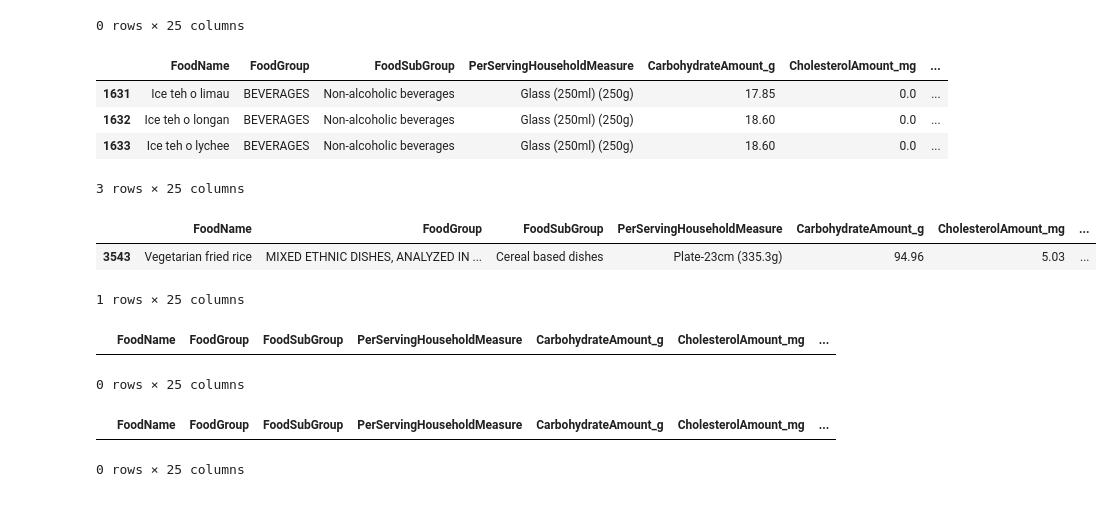
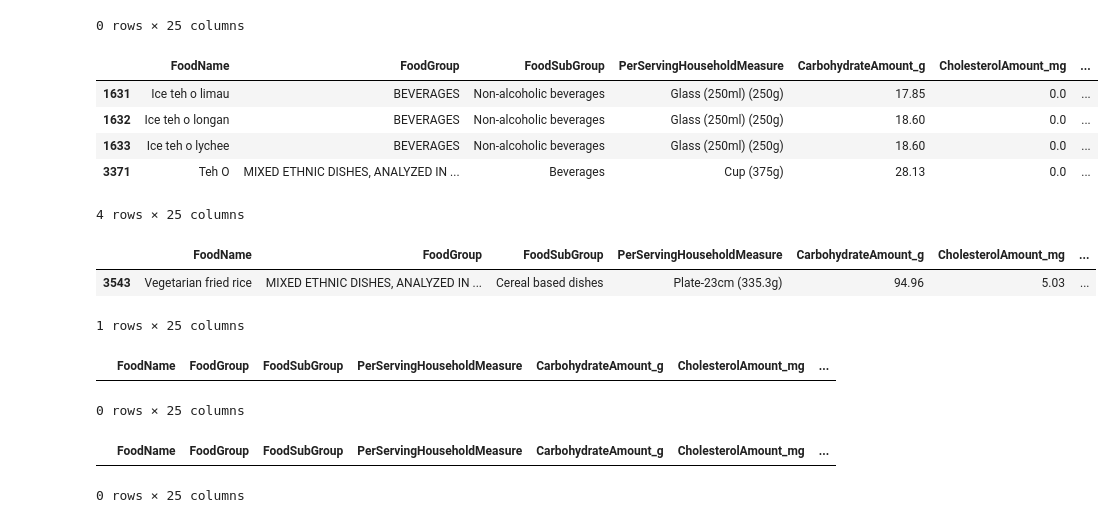
Before and after one commit to ISS-IS02PT/IRS-PM-ISY5001-2020-01-18-GROUP5-A.I.-Food-Recommender, a Jupyter notebook: SystemCode/Integrations/foodrec_proj/foodrec/Dataset/Food_Data_EDA.ipynb, the cells around one changed output. Drawn from its saved outputs; the diff is of its cells as text; code cells hidden in the pictures.

Commit message:
Update EDA
Update for pork in halal labels and ox in beef, vegan and vegetarian labels.

```diff
--- a/SystemCode/Integrations/foodrec_proj/foodrec/Dataset/Food_Data_EDA.ipynb
+++ b/SystemCode/Integrations/foodrec_proj/foodrec/Dataset/Food_Data_EDA.ipynb
@@ -1280,10 +1280,10 @@ display(data.select_dtypes(include='bool').apply(pd.value_counts))
 
 # label from Food Names
 criteria = ~data['FoodGroup'].isin(['BEVERAGES']) &\
-            (sum([data['FoodName'].str.contains(word, case=False) for word in FoodKeywords_False]) > 0)
+            (sum([data['FoodName'].str.contains(word, case=False, regex=True) for word in FoodKeywords_False]) > 0)
 data.loc[criteria, labelName] = False
 criteria = ~data['FoodGroup'].isin(['BEVERAGES']) &\
-            (sum([data['FoodName'].str.contains(word, case=False) for word in FoodKeywords_True]) > 0)
+            (sum([data['FoodName'].str.contains(word, case=False, regex=True) for word in FoodKeywords_True]) > 0)
 data.loc[criteria, labelName] = True
 
 display(data.select_dtypes(include='bool').apply(pd.value_counts))
@@ -1331,10 +1331,10 @@ display(data.select_dtypes(include='bool').apply(pd.value_counts))
 
 # label from Food Names
 criteria = ~data['FoodGroup'].isin(['BEVERAGES']) &\
-            (sum([data['FoodName'].str.contains(word, case=False) for word in FoodKeywords_False]) > 0)
+            (sum([data['FoodName'].str.contains(word, case=False, regex=True) for word in FoodKeywords_False]) > 0)
 data.loc[criteria, labelName] = False
 criteria = ~data['FoodGroup'].isin(['BEVERAGES']) &\
-            (sum([data['FoodName'].str.contains(word, case=False) for word in FoodKeywords_True]) > 0)
+            (sum([data['FoodName'].str.contains(word, case=False, regex=True) for word in FoodKeywords_True]) > 0)
 data.loc[criteria, labelName] = True
 display(data.select_dtypes(include='bool').apply(pd.value_counts))
 # %% [output]
@@ -1381,11 +1381,12 @@ display(data.select_dtypes(include='bool').apply(pd.value_counts))
 
 # label from Food Names
 criteria = ~data['FoodGroup'].isin(['BEVERAGES']) &\
-            (sum([data['FoodName'].str.contains(word, case=False) for word in FoodKeywords_False]) > 0)
+            (sum([data['FoodName'].str.contains(word, case=False, regex=True) for word in FoodKeywords_False]) > 0)
 data.loc[criteria, labelName] = False
 criteria = ~data['FoodGroup'].isin(['BEVERAGES']) &\
-            (sum([data['FoodName'].str.contains(word, case=False) for word in FoodKeywords_True]) > 0)
+            (sum([data['FoodName'].str.contains(word, case=False, regex=True) for word in FoodKeywords_True]) > 0)
 data.loc[criteria, labelName] = True
+data.loc[data['FoodName'].str.contains('pork', case=False), labelName] = False
 display(data.select_dtypes(include='bool').apply(pd.value_counts))
 # %% [output]
 |  | IsMainDish | IsFastFood | IsBreakfast | IsBeverages | IsOthers | Vegan | Vegetarian | Halal | ... |
@@ -1409,7 +1410,7 @@ FoodKeywords_True = FoodKeywords_Beef
 
 display(data.select_dtypes(include='bool').apply(pd.value_counts))
 criteria = ~data['FoodGroup'].isin(['BEVERAGES']) &\
-            (sum([data['FoodName'].str.contains(word, case=False) for word in FoodKeywords_True]) > 0)
+            (sum([data['FoodName'].str.contains(word, case=False, regex=True) for word in FoodKeywords_True]) > 0)
 data.loc[criteria, labelName] = True
 display(data.select_dtypes(include='bool').apply(pd.value_counts))
 # %% [output]
@@ -1567,11 +1576,12 @@ display (data[(data['Vegan'] == True) & data['FoodName'].str.contains('satay bee
 |  | FoodName | FoodGroup | FoodSubGroup | PerServingHouseholdMeasure | CarbohydrateAmount_g | CholesterolAmount_mg | ... |
 0 rows × 25 columns
 # %%
-display (data[(data['Vegan'] == True) & data['FoodName'].str.contains('teh', case=True)])
+display (data[(data['Vegan'] == True) & data['FoodName'].str.contains('teh', case=False)])
 # %% [output]
 |  | FoodName | FoodGroup | FoodSubGroup | PerServingHouseholdMeasure | CarbohydrateAmount_g | CholesterolAmount_mg | ... |
 | 1631 | Ice teh o limau | BEVERAGES | Non-alcoholic beverages | Glass (250ml) (250g) | 17.85 | 0.0 | ... |
 | 1632 | Ice teh o longan | BEVERAGES | Non-alcoholic beverages | Glass (250ml) (250g) | 18.60 | 0.0 | ... |
 | 1633 | Ice teh o lychee | BEVERAGES | Non-alcoholic beverages | Glass (250ml) (250g) | 18.60 | 0.0 | ... |
+| 3371 | Teh O | MIXED ETHNIC DISHES, ANALYZED IN ... | Beverages | Cup (375g) | 28.13 | 0.0 | ... |
-3 rows × 25 columns
+4 rows × 25 columns
 # %%
@@ -1580,11 +1590,13 @@ display (data[(data['Vegan'] == True) & data['FoodName'].str.contains('fried ric
 |  | FoodName | FoodGroup | FoodSubGroup | PerServingHouseholdMeasure | CarbohydrateAmount_g | CholesterolAmount_mg | ... |
 | 3543 | Vegetarian fried rice | MIXED ETHNIC DISHES, ANALYZED IN ... | Cereal based dishes | Plate-23cm (335.3g) | 94.96 | 5.03 | ... |
 1 rows × 25 columns
-# %%
-display(data[(~data['IsMainDish'] & ~data['IsBreakfast'] & ~data['IsOthers'])])
-display(data[(data['IsMainDish'] & data['IsBreakfast'] & data['IsOthers'])])
-# %% [output]
-|  | FoodName | FoodGroup | FoodSubGroup | PerServingHouseholdMeasure | CarbohydrateAmount_g | CholesterolAmount_mg | ... |
-0 rows × 25 columns
-|  | FoodName | FoodGroup | FoodSubGroup | PerServingHouseholdMeasure | CarbohydrateAmount_g | CholesterolAmount_mg | ... |
-0 rows × 25 columns
+# %%
+display (data[(data['Halal'] == True) & data['FoodName'].str.contains('pork', case=False, regex=True)])
+# %% [output]
+|  | FoodName | FoodGroup | FoodSubGroup | PerServingHouseholdMeasure | CarbohydrateAmount_g | CholesterolAmount_mg | ... |
+0 rows × 25 columns
+# %%
+display (data[(data['ContainsBeef'] == False) & data['FoodName'].str.contains('ox', case=False, regex=True)])
+# %% [output]
+|  | FoodName | FoodGroup | FoodSubGroup | PerServingHouseholdMeasure | CarbohydrateAmount_g | CholesterolAmount_mg | ... |
+0 rows × 25 columns
```
Also changed, not shown: parts of 23 cells of this notebook, 1 other file.
